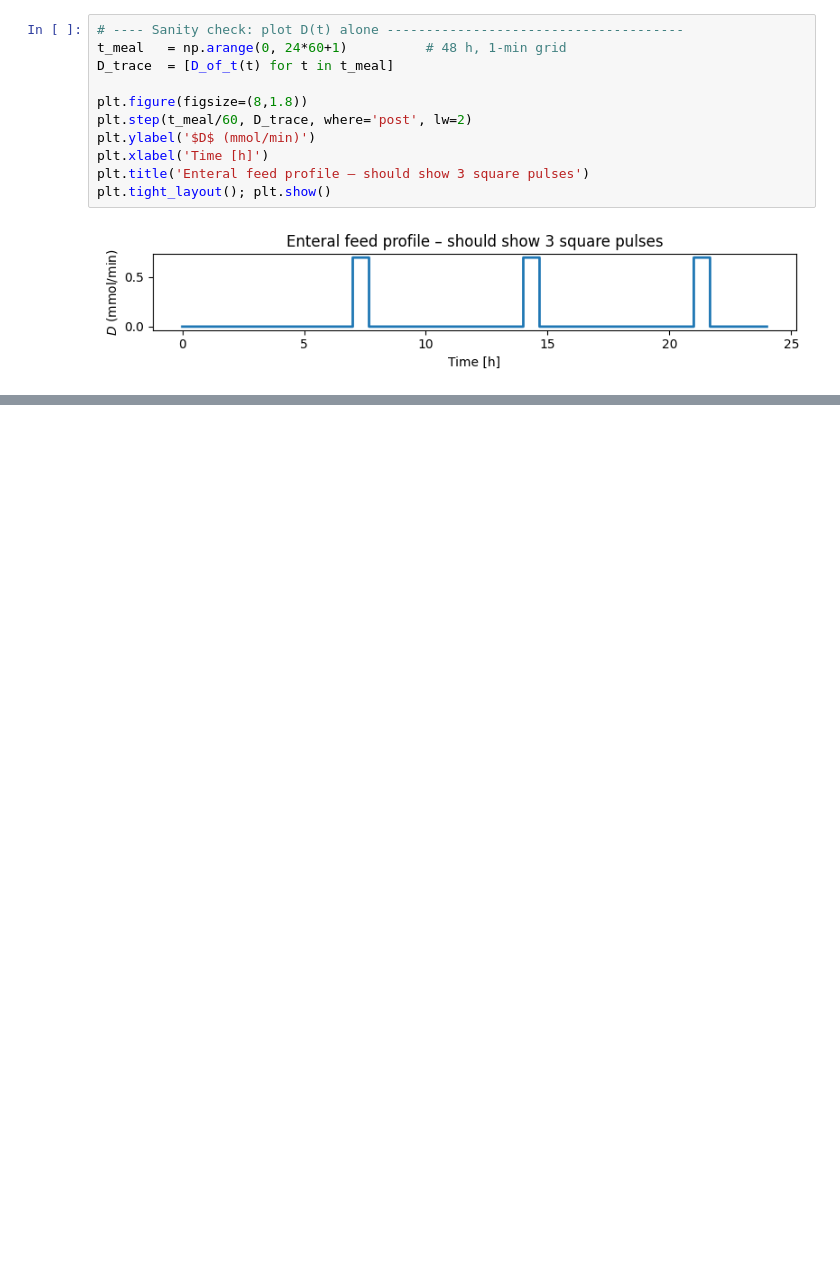
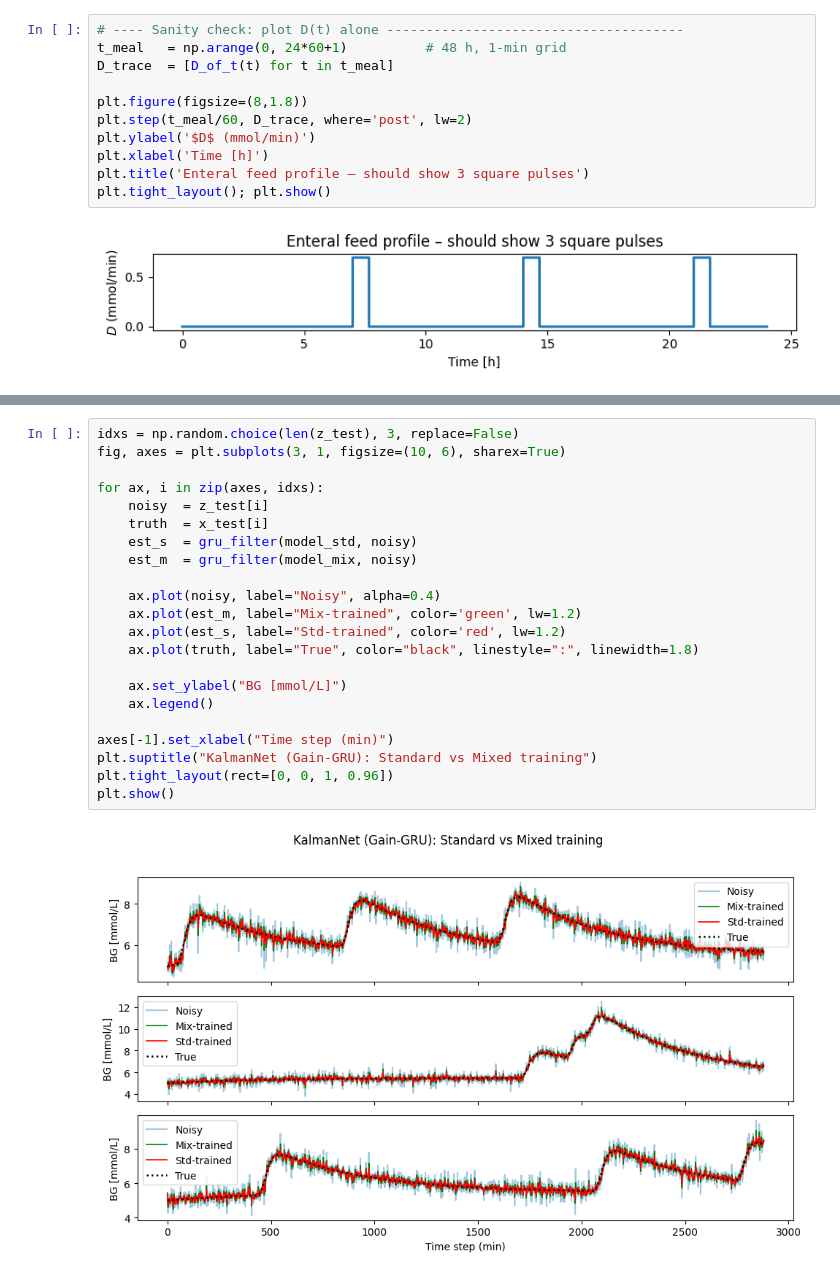
Before and after one commit to Ash920323/kalman-net, a Jupyter notebook: src/notebooks/glucose-simulation.ipynb, the cells around one changed output, grey strips where cells are left out. Drawn from its saved outputs; the diff is of its cells as text; blank space fills up the shorter version.

```diff
--- a/src/notebooks/glucose-simulation.ipynb
+++ b/src/notebooks/glucose-simulation.ipynb
@@ -708,0 +747,24 @@ Epoch 05 | train MSE = 0.0165
+# %%
+idxs = np.random.choice(len(z_test), 3, replace=False)
+fig, axes = plt.subplots(3, 1, figsize=(10, 6), sharex=True)
+
+for ax, i in zip(axes, idxs):
+    noisy  = z_test[i]
+    truth  = x_test[i]
+    est_s  = gru_filter(model_std, noisy)
+    est_m  = gru_filter(model_mix, noisy)
+
+    ax.plot(noisy, label="Noisy", alpha=0.4)
+    ax.plot(est_m, label="Mix-trained", color='green', lw=1.2)
+    ax.plot(est_s, label="Std-trained", color='red', lw=1.2)
+    ax.plot(truth, label="True", color="black", linestyle=":", linewidth=1.8)
+
+    ax.set_ylabel("BG [mmol/L]")
+    ax.legend()
+
+axes[-1].set_xlabel("Time step (min)")
+plt.suptitle("KalmanNet (Gain‑GRU): Standard vs Mixed training")
+plt.tight_layout(rect=[0, 0, 1, 0.96])
+plt.show()
+# %% [output]
+[figure, added]
```
Also changed, not shown: parts of 22 cells of this notebook, 8 other files.
